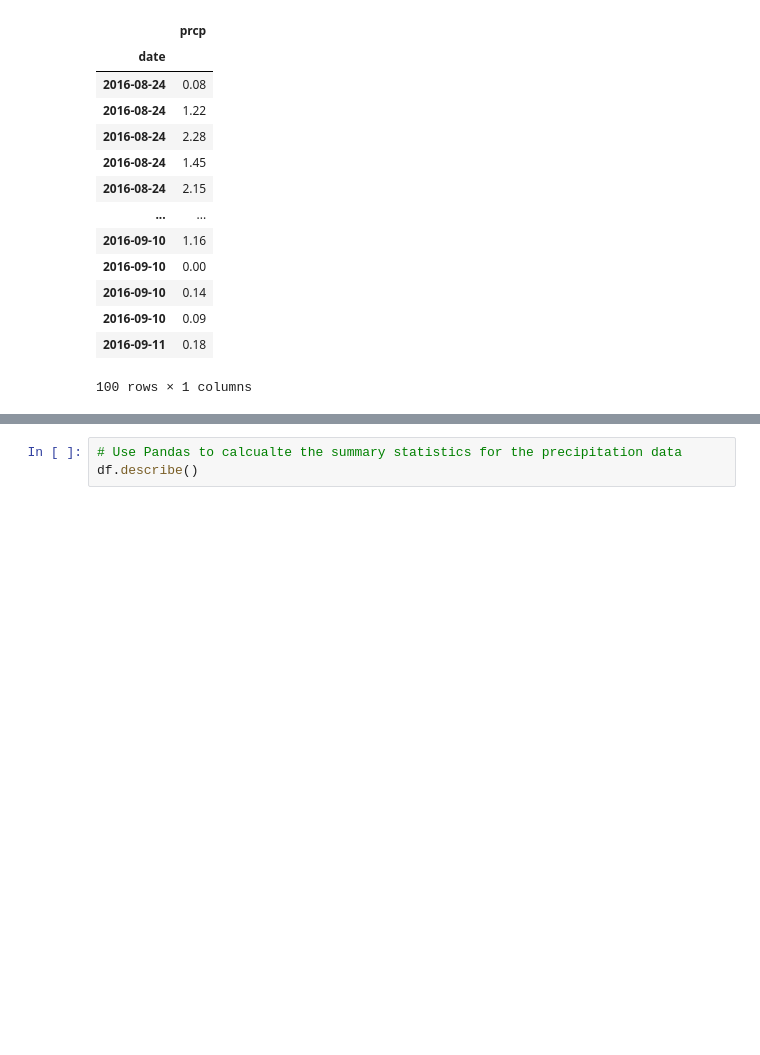
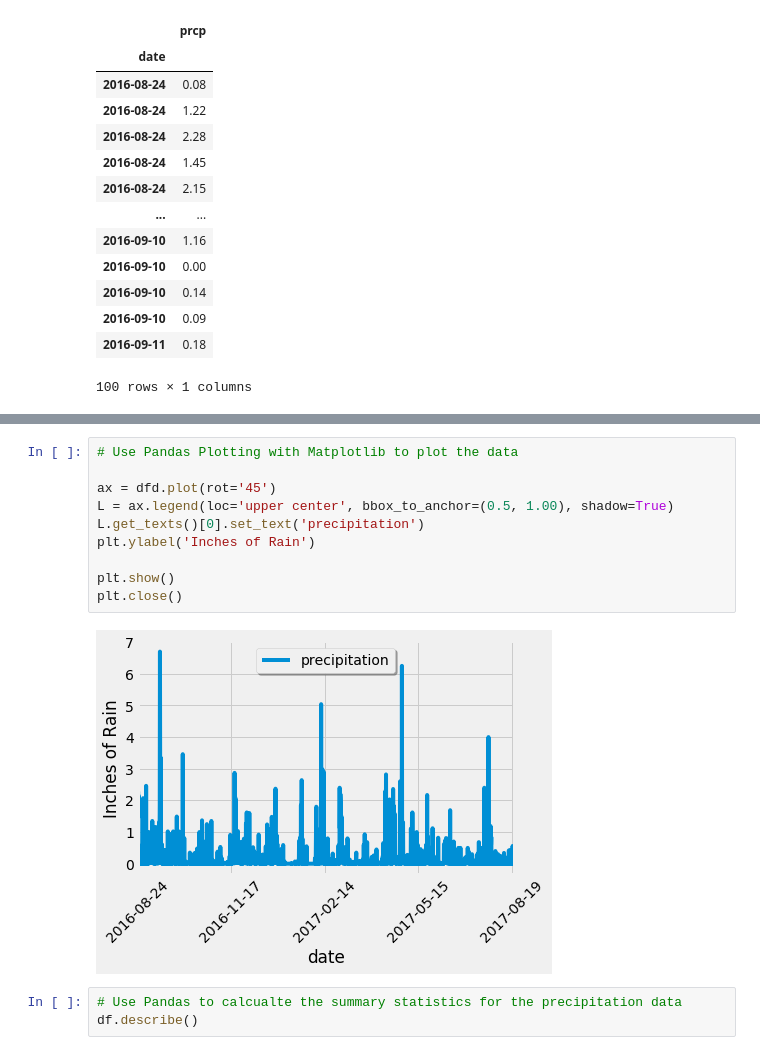
Before and after one commit to ddurnell/sqlalchemy-challenge, a Jupyter notebook: climate_starter.ipynb, the cells around one changed output, grey strips where cells are left out. Drawn from its saved outputs; the diff is of its cells as text; blank space fills up the shorter version.

```diff
--- a/climate_starter.ipynb
+++ b/climate_starter.ipynb
@@ -192,3 +136,15 @@ plt.close()
+# %%
+# Use Pandas Plotting with Matplotlib to plot the data
+
+ax = dfd.plot(rot='45')
+L = ax.legend(loc='upper center', bbox_to_anchor=(0.5, 1.00), shadow=True)
+L.get_texts()[0].set_text('precipitation')
+plt.ylabel('Inches of Rain')
+
+plt.show()
+plt.close()
+# %% [output]
+[figure, added]
 # %%
 # Use Pandas to calcualte the summary statistics for the precipitation data
 df.describe()
```
Also changed, not shown: parts of 6 cells of this notebook.
